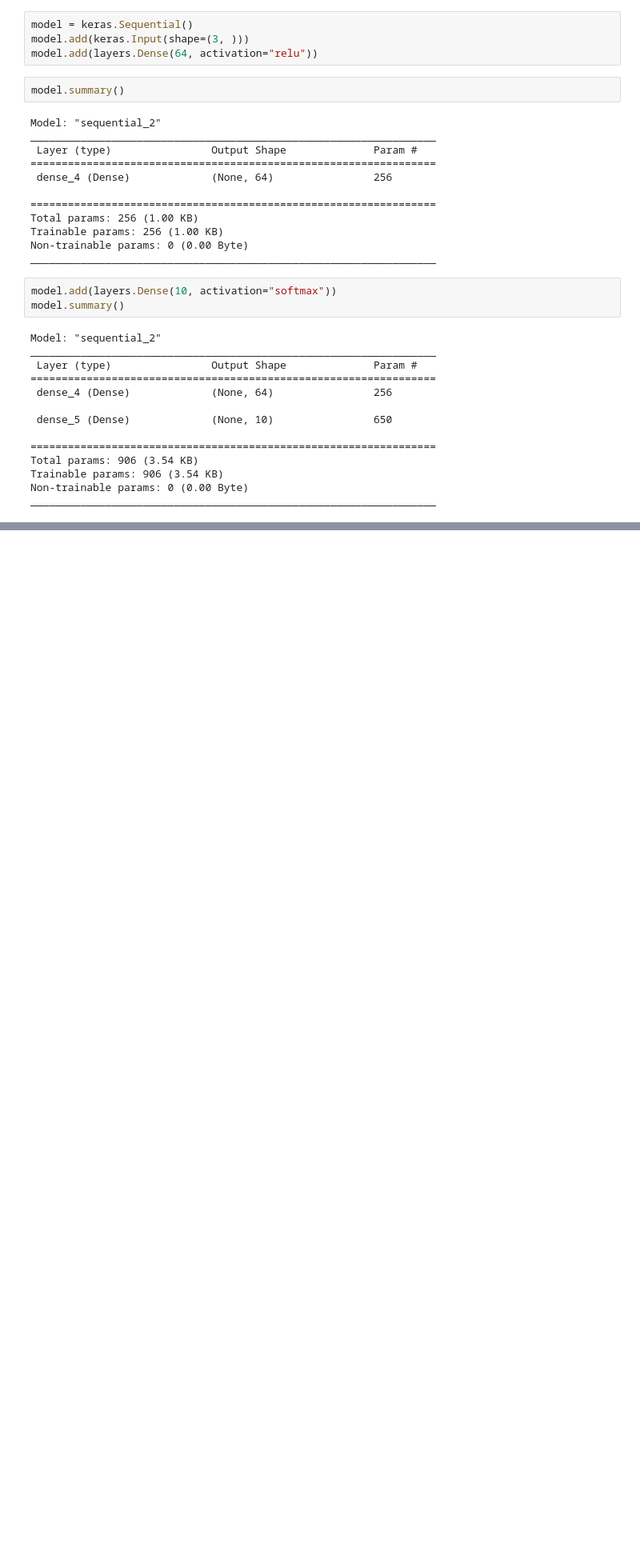
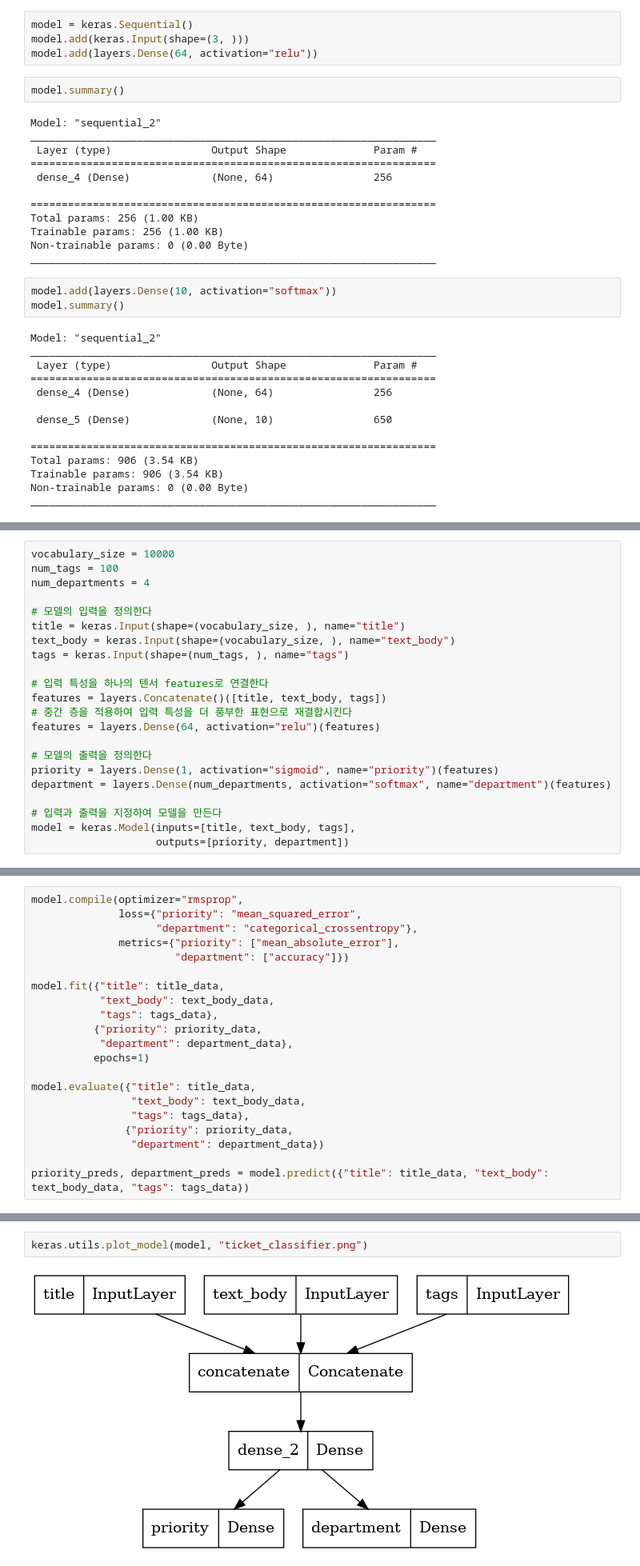
Before and after one commit to Yush1nk1m/ML_and_DL, a Jupyter notebook: Codes/Chapter07.ipynb, the cells around one changed output, grey strips where cells are left out. Shown at 80% size. Saved outputs shown, nothing was run; the diff lists cells and outputs as text; blank space fills up the shorter version.

```diff
--- a/Codes/Chapter07.ipynb
+++ b/Codes/Chapter07.ipynb
@@ -119,0 +156,22 @@ _________________________________________________________________
+# %%
+vocabulary_size = 10000
+num_tags = 100
+num_departments = 4
+
+# 모델의 입력을 정의한다
+title = keras.Input(shape=(vocabulary_size, ), name="title")
+text_body = keras.Input(shape=(vocabulary_size, ), name="text_body")
+tags = keras.Input(shape=(num_tags, ), name="tags")
+
+# 입력 특성을 하나의 텐서 features로 연결한다
+features = layers.Concatenate()([title, text_body, tags])
+# 중간 층을 적용하여 입력 특성을 더 풍부한 표현으로 재결합시킨다
+features = layers.Dense(64, activation="relu")(features)
+
+# 모델의 출력을 정의한다
+priority = layers.Dense(1, activation="sigmoid", name="priority")(features)
+department = layers.Dense(num_departments, activation="softmax", name="department")(features)
+
+# 입력과 출력을 지정하여 모델을 만든다
+model = keras.Model(inputs=[title, text_body, tags],
+                    outputs=[priority, department])
@@ -119,0 +206,21 @@ _________________________________________________________________
+# %%
+model.compile(optimizer="rmsprop",
+              loss={"priority": "mean_squared_error",
+                    "department": "categorical_crossentropy"},
+              metrics={"priority": ["mean_absolute_error"],
+                       "department": ["accuracy"]})
+
+model.fit({"title": title_data,
+           "text_body": text_body_data,
+           "tags": tags_data},
+          {"priority": priority_data,
+           "department": department_data},
+          epochs=1)
+
+model.evaluate({"title": title_data,
+                "text_body": text_body_data,
+                "tags": tags_data},
+               {"priority": priority_data,
+                "department": department_data})
+
+priority_preds, department_preds = model.predict({"title": title_data, "text_body": text_body_data, "tags": tags_data})
@@ -119,0 +231,4 @@ _________________________________________________________________
+# %%
+keras.utils.plot_model(model, "ticket_classifier.png")
+# %% [output]
+[figure, added]
```
Also changed, not shown: parts of 17 cells of this notebook, 7 other files.
